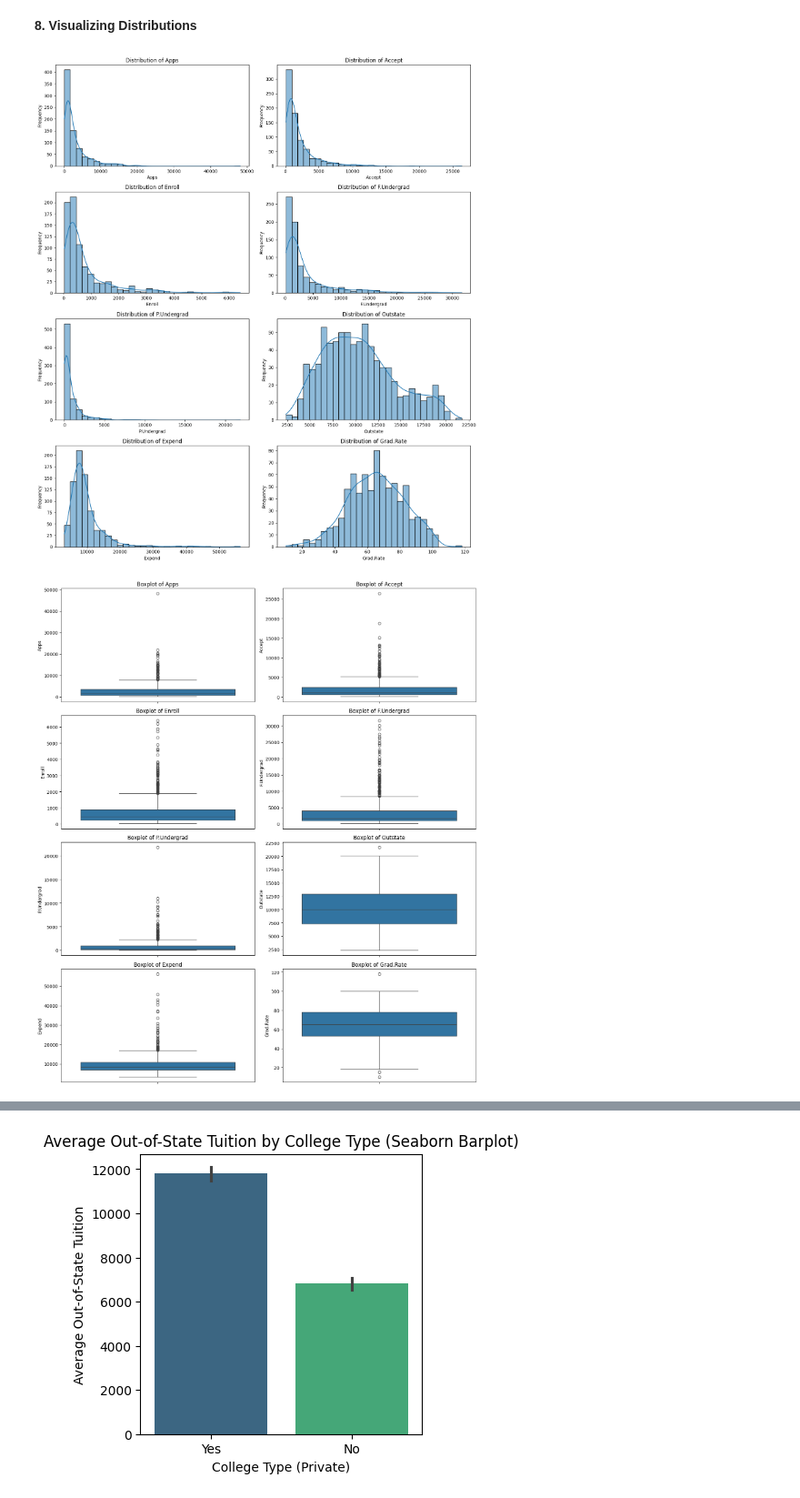
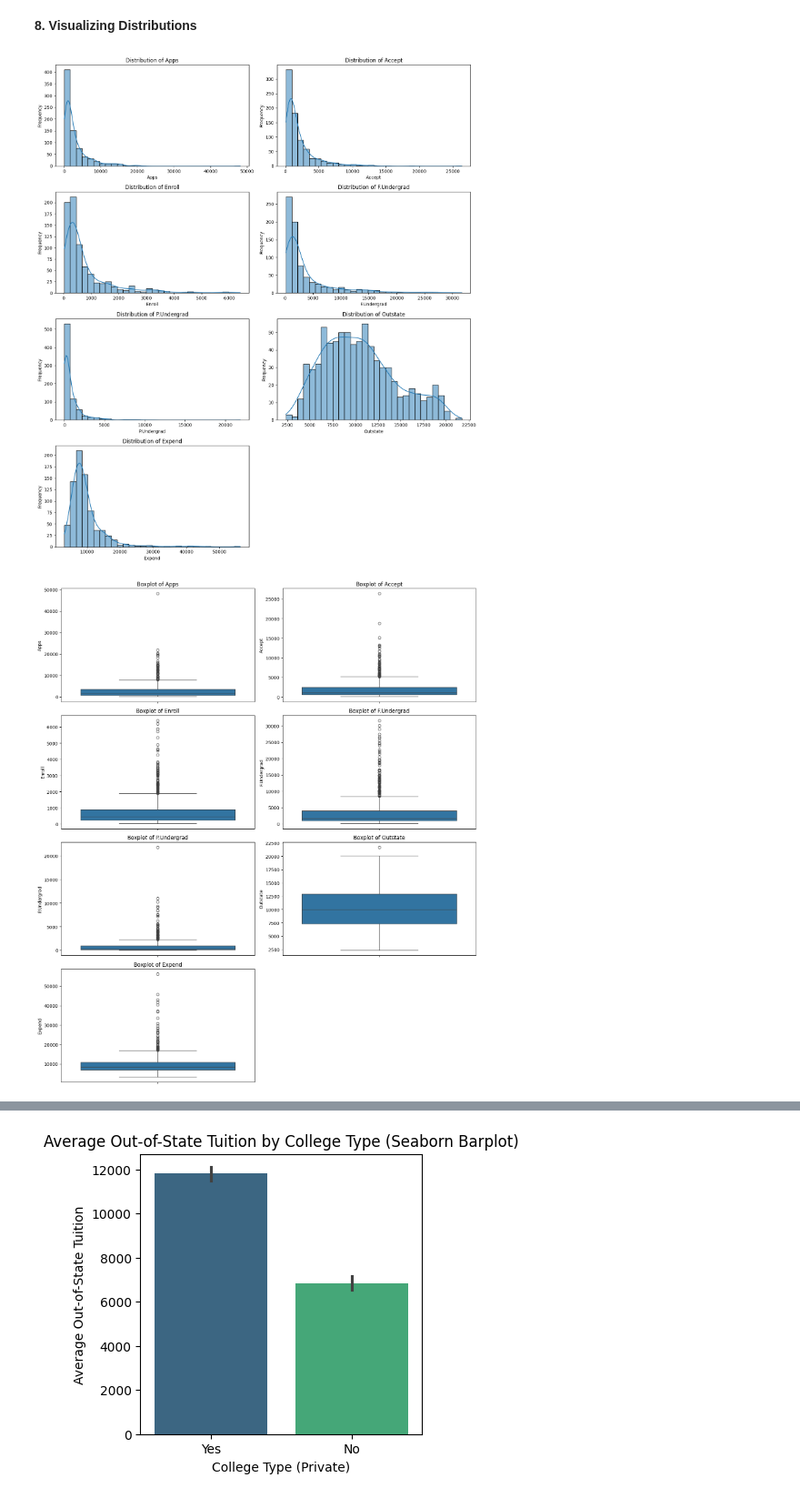
Before and after one commit to HariniS1018/College-Performance-Analysis-and-Graduation-Rate-Prediction, a Jupyter notebook: data_exploration.ipynb, the cells around one changed output, grey strips where cells are left out. Shown at 91% size. Cells and saved outputs as stored; diff of their text form; code cells hidden in the pictures.

```diff
--- a/data_exploration.ipynb
+++ b/data_exploration.ipynb
@@ -191,28 +191,28 @@ However, for Expend, multiple values are tied for the highest frequency. This su
 # %% [markdown]
 **8. Visualizing Distributions**
 # %%
-numerical_cols = ['Apps', 'Accept', 'Enroll', 'F.Undergrad', 'P.Undergrad', 'Outstate', 'Expend', 'Grad.Rate']
+suspected_numerical_cols = ['Apps', 'Accept', 'Enroll', 'F.Undergrad', 'P.Undergrad', 'Outstate', 'Expend']
 
 i=0
-nrows = math.ceil(len(numerical_cols)/2)
+nrows = math.ceil(len(suspected_numerical_cols)/2)
 plt.figure(figsize=(14, nrows * 4))
 
-for i, col in enumerate(numerical_cols):
+for i, col in enumerate(suspected_numerical_cols):
     plt.subplot(nrows, 2, i + 1)
     sns.histplot(college[col], kde=True, bins=30)
     plt.title(f'Distribution of {col}')
     plt.xlabel(col)
     plt.ylabel('Frequency')
 
 plt.tight_layout()
 plt.show()
 # %% [output]
-[figure, old version]
+[figure, new version]
 # %%
-nrows = math.ceil(len(numerical_cols) / 2)
+nrows = math.ceil(len(suspected_numerical_cols) / 2)
 plt.figure(figsize=(14, nrows * 4))
 
-for i, col in enumerate(numerical_cols):
+for i, col in enumerate(suspected_numerical_cols):
     plt.subplot(nrows, 2, i + 1)
     sns.boxplot(y=college[col])
     plt.title(f'Boxplot of {col}')
@@ -221,7 +221,7 @@ for i, col in enumerate(numerical_cols):
 plt.tight_layout()
 plt.show()
 # %% [output]
-[figure, old version]
+[figure, new version]
 # %% [markdown]
 **Conclusion of Step 8**
 
```
Also changed, not shown: parts of 13 cells of this notebook.
